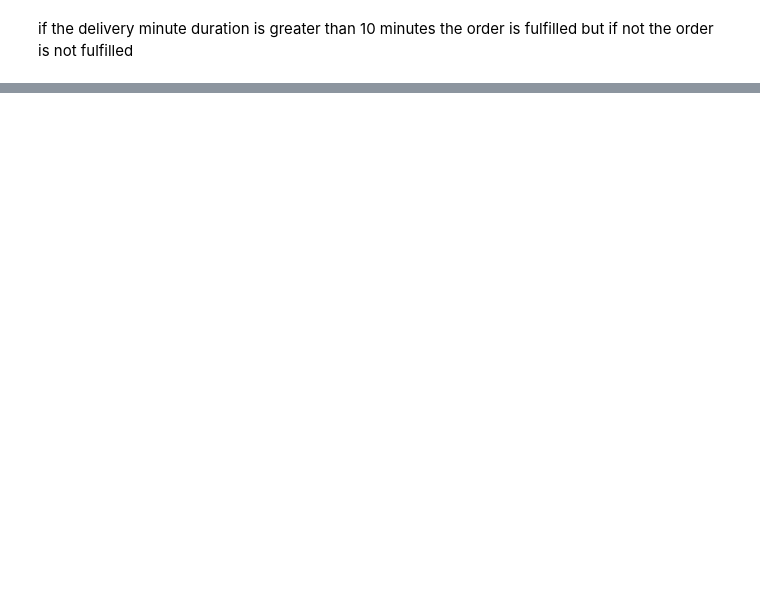
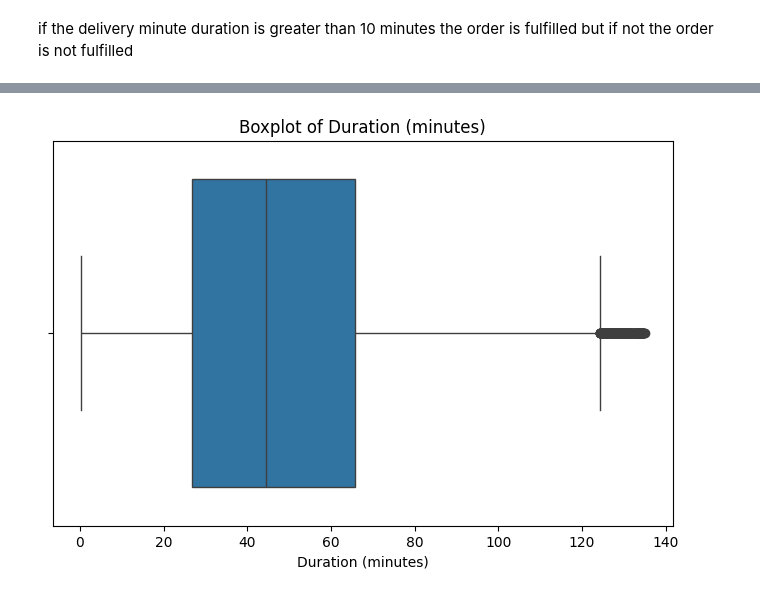
Before and after one commit to mahbubah/Logistic_optimization_Causal_Inference, a Jupyter notebook: notebooks/EDA_delivery_requests.ipynb, the cells around one changed output, grey strips where cells are left out. Saved outputs shown, nothing was run; the diff lists cells and outputs as text; code cells hidden in the pictures; blank space fills up the shorter version.

```diff
--- a/notebooks/EDA_delivery_requests.ipynb
+++ b/notebooks/EDA_delivery_requests.ipynb
@@ -403 +470,13 @@ clean_merged_df
+# %%
+import matplotlib.pyplot as plt
+import seaborn as sns
+
+# Assuming your DataFrame is named df
+plt.figure(figsize=(8, 5))
+sns.boxplot(x=filtered_df['duration_min'])
+plt.title('Boxplot of Duration (minutes)')
+plt.xlabel('Duration (minutes)')
+plt.show()
+# %% [output]
+[figure, added]
 # %%
```
Also changed, not shown: parts of 20 cells of this notebook, 1 other file.
